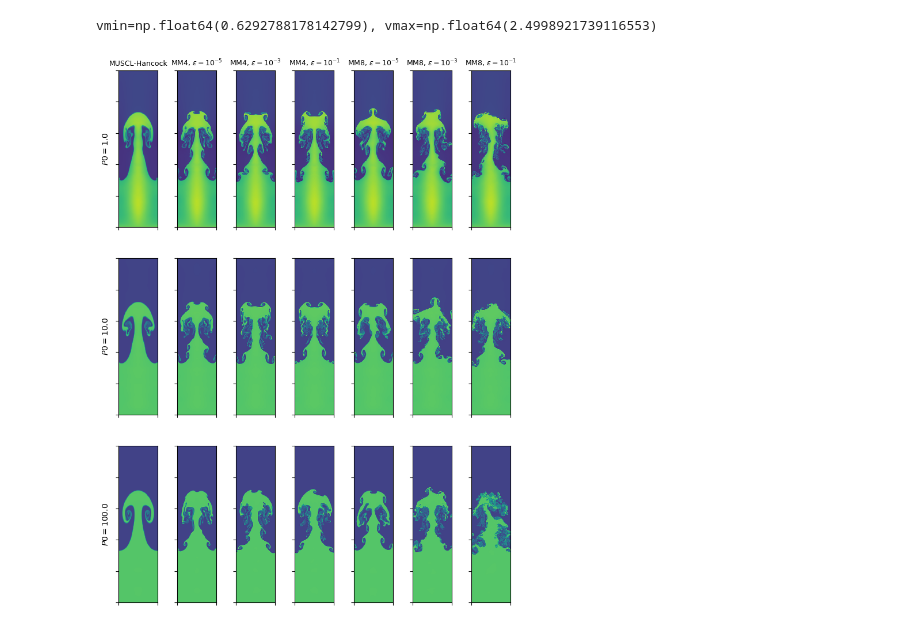
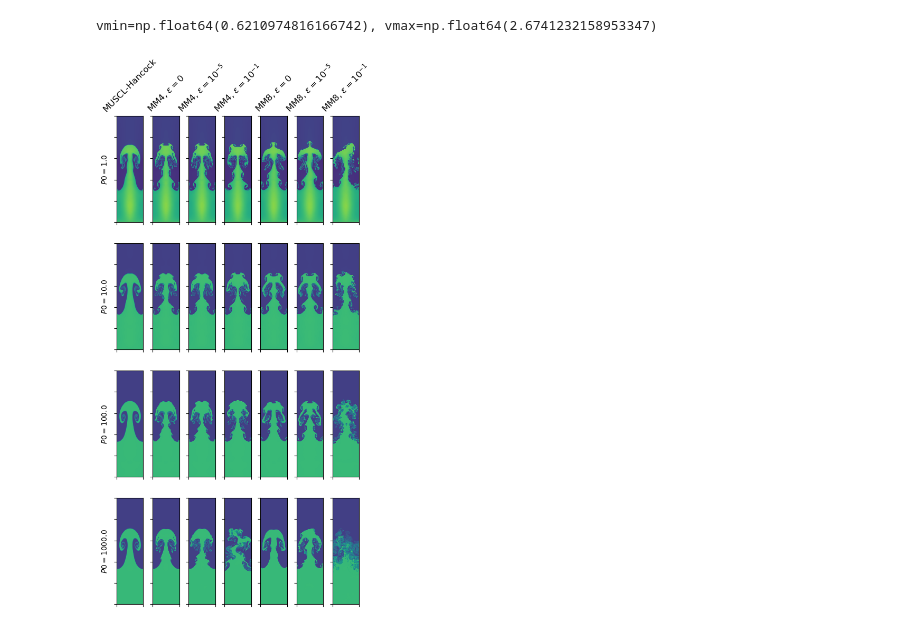
Before and after one commit to jpalafou/superfv, a Jupyter notebook: benchmarks/Rayleigh-Taylor/Notebook.ipynb, the cells around one changed output. Cells and saved outputs as stored; diff of their text form; code cells hidden in the pictures.

```diff
--- a/benchmarks/Rayleigh-Taylor/Notebook.ipynb
+++ b/benchmarks/Rayleigh-Taylor/Notebook.ipynb
@@ -8,16 +8,16 @@ N = 782
 base_path = "/scratch/gpfs/jp7427/superfv/Rayleigh-Taylor/"
 schemes = [
     "MUSCL-Hancock",
+    "MM4_rtol=0",
     "MM4_rtol=1e-5",
-    "MM4_rtol=1e-3",
     "MM4_rtol=1e-1",
+    "MM8_rtol=0",
     "MM8_rtol=1e-5",
-    "MM8_rtol=1e-3",
     "MM8_rtol=1e-1",
 ]
 
 sims = {}
-for P0 in [1.0, 10.0, 100.0, 100.0]:
+for P0 in [1.0, 10.0, 100.0, 1000.0]:
     sims[P0] = {}
     for scheme in schemes:
         sims[P0][scheme] = HydroSolverOutput(base_path + f"{P0=}/{N=}/" + scheme)
@@ -44,6 +44,7 @@ Error occurred while unpickling /scratch/gpfs/jp7427/superfv/Rayleigh-Taylor/P0=
 # %%
-fig, axs = plt.subplots(3, 7, sharex=True, sharey=True, figsize=(9, 12))
-fontsize = 9
+fig, axs = plt.subplots(4, 7, sharex=True, sharey=True, figsize=(6, 12))
+fontsize = 12
+rotation = 45
 
 meshes = []
 
@@ -64,63 +65,60 @@ def plot_density(ax, sim):
 
 axs[0, 0].set_ylabel(r"$P0=1.0$")
 axs[1, 0].set_ylabel(r"$P0=10.0$")
 axs[2, 0].set_ylabel(r"$P0=100.0$")
-axs[0, 0].set_title(r"MUSCL-Hancock", fontsize=fontsize)
+axs[3, 0].set_ylabel(r"$P0=1000.0$")
+axs[0, 0].set_title(r"MUSCL-Hancock", fontsize=fontsize, rotation=rotation)
 plot_density(axs[0, 0], sims[1.0]["MUSCL-Hancock"])
 plot_density(axs[1, 0], sims[10.0]["MUSCL-Hancock"])
 plot_density(axs[2, 0], sims[100.0]["MUSCL-Hancock"])
+plot_density(axs[3, 0], sims[1000.0]["MUSCL-Hancock"])
 
-axs[0, 1].set_title(r"MM4, $\varepsilon=10^{-5}$", fontsize=fontsize)
-plot_density(axs[0, 1], sims[1.0]["MM4_rtol=1e-5"])
-plot_density(axs[1, 1], sims[10.0]["MM4_rtol=1e-5"])
-plot_density(axs[2, 1], sims[100.0]["MM4_rtol=1e-5"])
+axs[0, 1].set_title(r"MM4, $\varepsilon=0$", fontsize=fontsize, rotation=rotation)
+plot_density(axs[0, 1], sims[1.0]["MM4_rtol=0"])
+plot_density(axs[1, 1], sims[10.0]["MM4_rtol=0"])
+plot_density(axs[2, 1], sims[100.0]["MM4_rtol=0"])
+plot_density(axs[3, 1], sims[1000.0]["MM4_rtol=0"])
 
-axs[0, 2].set_title(r"MM4, $\varepsilon=10^{-3}$", fontsize=fontsize)
-plot_density(axs[0, 2], sims[1.0]["MM4_rtol=1e-3"])
-plot_density(axs[1, 2], sims[10.0]["MM4_rtol=1e-3"])
-plot_density(axs[2, 2], sims[100.0]["MM4_rtol=1e-3"])
+axs[0, 2].set_title(r"MM4, $\varepsilon=10^{-5}$", fontsize=fontsize, rotation=rotation)
+plot_density(axs[0, 2], sims[1.0]["MM4_rtol=1e-5"])
+plot_density(axs[1, 2], sims[10.0]["MM4_rtol=1e-5"])
+plot_density(axs[2, 2], sims[100.0]["MM4_rtol=1e-5"])
+plot_density(axs[3, 2], sims[1000.0]["MM4_rtol=1e-5"])
 
-axs[0, 3].set_title(r"MM4, $\varepsilon=10^{-1}$", fontsize=fontsize)
+axs[0, 3].set_title(r"MM4, $\varepsilon=10^{-1}$", fontsize=fontsize, rotation=rotation)
 plot_density(axs[0, 3], sims[1.0]["MM4_rtol=1e-1"])
 plot_density(axs[1, 3], sims[10.0]["MM4_rtol=1e-1"])
 plot_density(axs[2, 3], sims[100.0]["MM4_rtol=1e-1"])
+plot_density(axs[3, 3], sims[1000.0]["MM4_rtol=1e-1"])
 
-axs[0, 4].set_title(r"MM8, $\varepsilon=10^{-5}$", fontsize=fontsize)
-plot_density(axs[0, 4], sims[1.0]["MM8_rtol=1e-5"])
-plot_density(axs[1, 4], sims[10.0]["MM8_rtol=1e-5"])
-plot_density(axs[2, 4], sims[100.0]["MM8_rtol=1e-5"])
+axs[0, 4].set_title(r"MM8, $\varepsilon=0$", fontsize=fontsize, rotation=rotation)
+plot_density(axs[0, 4], sims[1.0]["MM8_rtol=0"])
+plot_density(axs[1, 4], sims[10.0]["MM8_rtol=0"])
+plot_density(axs[2, 4], sims[100.0]["MM8_rtol=0"])
+plot_density(axs[3, 4], sims[1000.0]["MM8_rtol=0"])
 
-axs[0, 5].set_title(r"MM8, $\varepsilon=10^{-3}$", fontsize=fontsize)
-plot_density(axs[0, 5], sims[1.0]["MM8_rtol=1e-3"])
-plot_density(axs[1, 5], sims[10.0]["MM8_rtol=1e-3"])
-plot_density(axs[2, 5], sims[100.0]["MM8_rtol=1e-3"])
+axs[0, 5].set_title(r"MM8, $\varepsilon=10^{-5}$", fontsize=fontsize, rotation=rotation)
+plot_density(axs[0, 5], sims[1.0]["MM8_rtol=1e-5"])
+plot_density(axs[1, 5], sims[10.0]["MM8_rtol=1e-5"])
+plot_density(axs[2, 5], sims[100.0]["MM8_rtol=1e-5"])
+plot_density(axs[3, 5], sims[1000.0]["MM8_rtol=1e-5"])
 
-axs[0, 6].set_title(r"MM8, $\varepsilon=10^{-1}$", fontsize=fontsize)
+axs[0, 6].set_title(r"MM8, $\varepsilon=10^{-1}$", fontsize=fontsize, rotation=rotation)
 plot_density(axs[0, 6], sims[1.0]["MM8_rtol=1e-1"])
 plot_density(axs[1, 6], sims[10.0]["MM8_rtol=1e-1"])
 plot_density(axs[2, 6], sims[100.0]["MM8_rtol=1e-1"])
+plot_density(axs[3, 6], sims[1000.0]["MM8_rtol=1e-1"])
 
 # Decide shared limits afterward
 vmin = min(m.get_array().min() for m in meshes)
 vmax = max(m.get_array().max() for m in meshes)
 print(f"{vmin=}, {vmax=}")
 
 # Apply shared limits
 for m in meshes:
     m.set_clim(vmin, vmax)
 
-# for start_i in [0, 1, 2]:
-#     # Decide shared limits afterward
-#     vmin = min(meshes[i].get_array().min() for i in range(start_i, len(meshes), 3))
-#     vmax = max(meshes[i].get_array().max() for i in range(start_i, len(meshes), 3))
-
-#     print(f"{vmin=}, {vmax=}")
-
-#     # Apply shared limits
-#     for i in range(start_i, len(meshes), 3):
-#         meshes[i].set_clim(vmin, vmax)
-
-fig.savefig("rho.png", dpi=300)
+fig.savefig("rho.png", dpi=1000, bbox_inches="tight")
 # %% [output]
-vmin=np.float64(0.6292788178142799), vmax=np.float64(2.4998921739116553)
+vmin=np.float64(0.6210974816166742), vmax=np.float64(2.6741232158953347)
-[figure, old version]
+[figure, new version]
```
Also changed, not shown: parts of 2 cells of this notebook, 2 other files.
